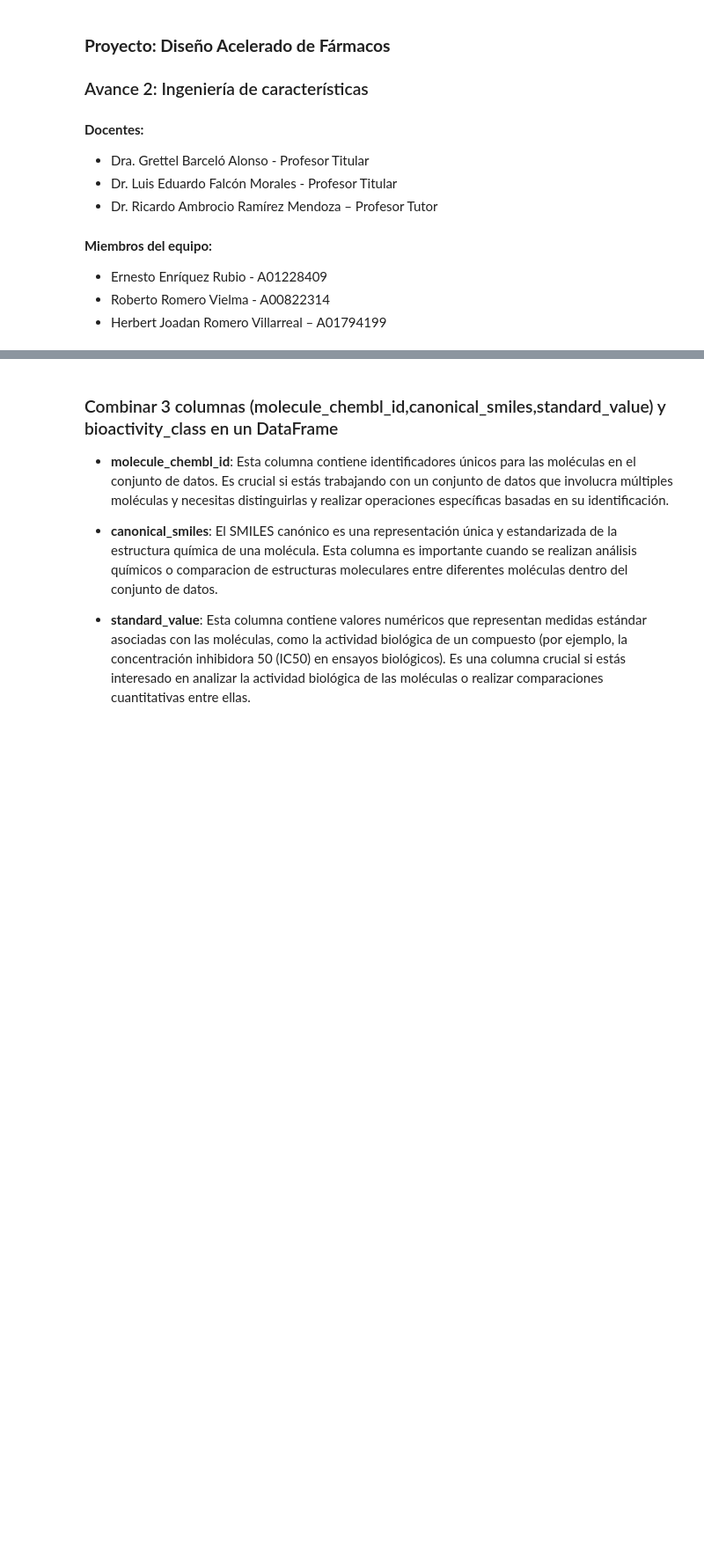
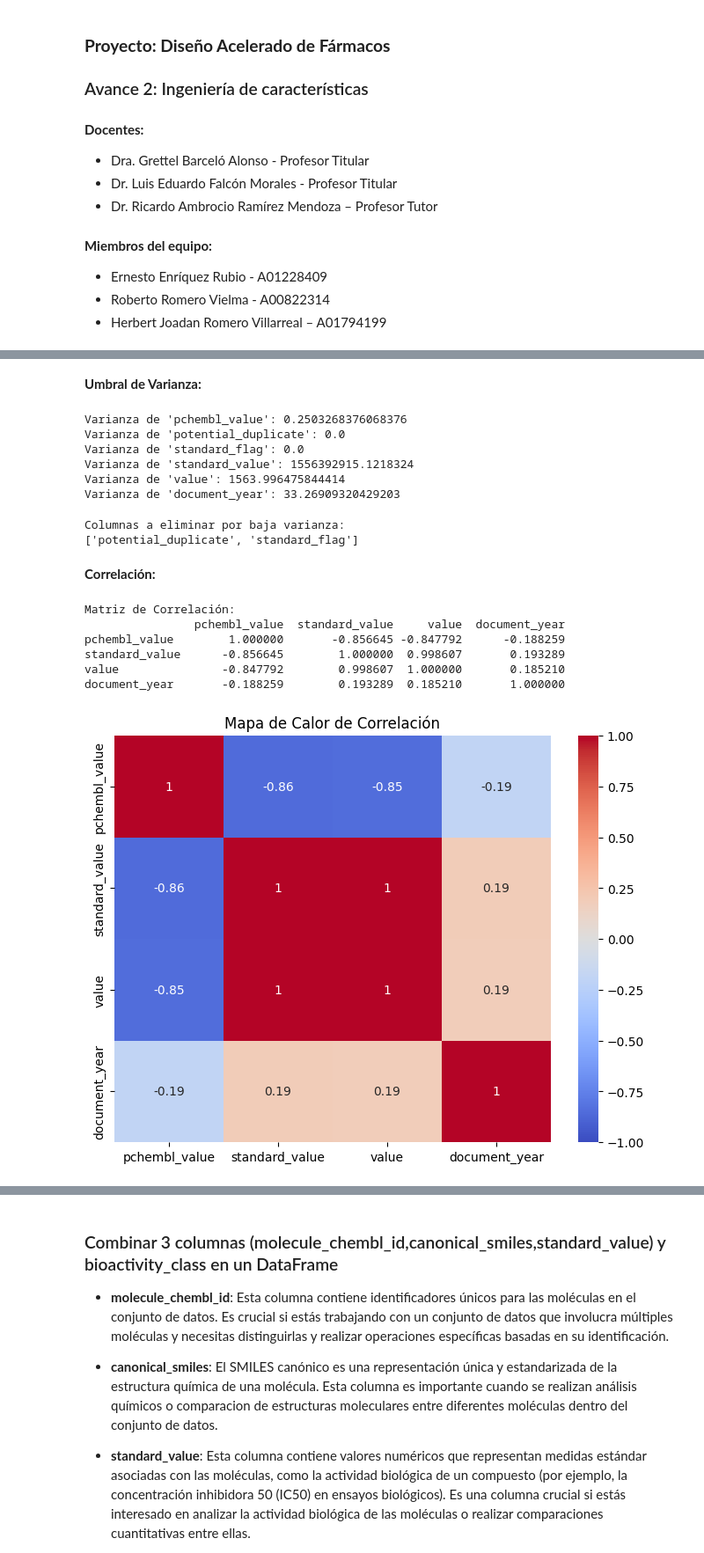
Before and after one commit to rromerov/Proyecto_Integrador, a Jupyter notebook: Avance2/Avance2.12.ipynb, the cells around one changed output, grey strips where cells are left out. Shown at 88% size. Saved outputs shown, nothing was run; the diff lists cells and outputs as text; code cells hidden in the pictures; blank space fills up the shorter version.

```diff
--- a/Avance2/Avance2.12.ipynb
+++ b/Avance2/Avance2.12.ipynb
@@ -20,0 +111,8 @@
+# %%
+ruta_archivo_original_data = '/content/drive/My Drive/Colab Notebooks/data/bioactivity_data_clean.csv'
+
+# Lee el archivo CSV en un DataFrame
+df_all = pd.read_csv(ruta_archivo_original_data)
+
+# Mostrar que se haya importado correctamente el archivo
+df_all.head(5)
@@ -20,0 +147,58 @@
+# %% [markdown]
+**Umbral de Varianza:**
+# %%
+# Lista de columnas numéricas
+col_num = ['pchembl_value', 'potential_duplicate', 'standard_flag', 'standard_value', 'value', 'document_year']
+
+# Calcular la varianza de cada columna
+varianzas = df_all[col_num].var()
+
+# Definir el umbral de varianza (puedes ajustarlo según tus necesidades)
+umbral_varianza = 0.1
+
+# Filtrar las columnas con varianza menor al umbral
+columnas_a_eliminar = varianzas[varianzas < umbral_varianza].index.tolist()
+
+# Imprimir las varianzas de cada columna
+for columna, varianza in varianzas.items():
+    print(f"Varianza de '{columna}': {varianza}")
+# %% [output]
+Varianza de 'pchembl_value': 0.2503268376068376
+Varianza de 'potential_duplicate': 0.0
+Varianza de 'standard_flag': 0.0
+Varianza de 'standard_value': 1556392915.1218324
+Varianza de 'value': 1563.996475844414
+Varianza de 'document_year': 33.26909320429203
+# %%
+# Imprimir las columnas a eliminar
+print("Columnas a eliminar por baja varianza:")
+print(columnas_a_eliminar)
+# %% [output]
+Columnas a eliminar por baja varianza:
+['potential_duplicate', 'standard_flag']
+# %% [markdown]
+**Correlación:**
+# %%
+# Lista de columnas numéricas
+col_num = ['pchembl_value', 'standard_value', 'value', 'document_year']
+
+# Calcular la matriz de correlación
+correlation_matrix = df_all[col_num].corr(numeric_only=True, method='pearson')
+
+# Mostrar la matriz de correlación
+print("Matriz de Correlación:")
+print(correlation_matrix)
+
+# Crear un mapa de calor (heatmap) de la matriz de correlación
+plt.figure(figsize=(8, 6))
+sns.heatmap(correlation_matrix, annot=True, cmap='coolwarm', vmin=-1, vmax=1)
+plt.title('Mapa de Calor de Correlación')
+plt.show()
+# %% [output]
+Matriz de Correlación:
+                pchembl_value  standard_value     value  document_year
+pchembl_value        1.000000       -0.856645 -0.847792      -0.188259
+standard_value      -0.856645        1.000000  0.998607       0.193289
+value               -0.847792        0.998607  1.000000       0.185210
+document_year       -0.188259        0.193289  0.185210       1.000000
+[figure, added]
```
Also changed, not shown: parts of 15 cells of this notebook.
